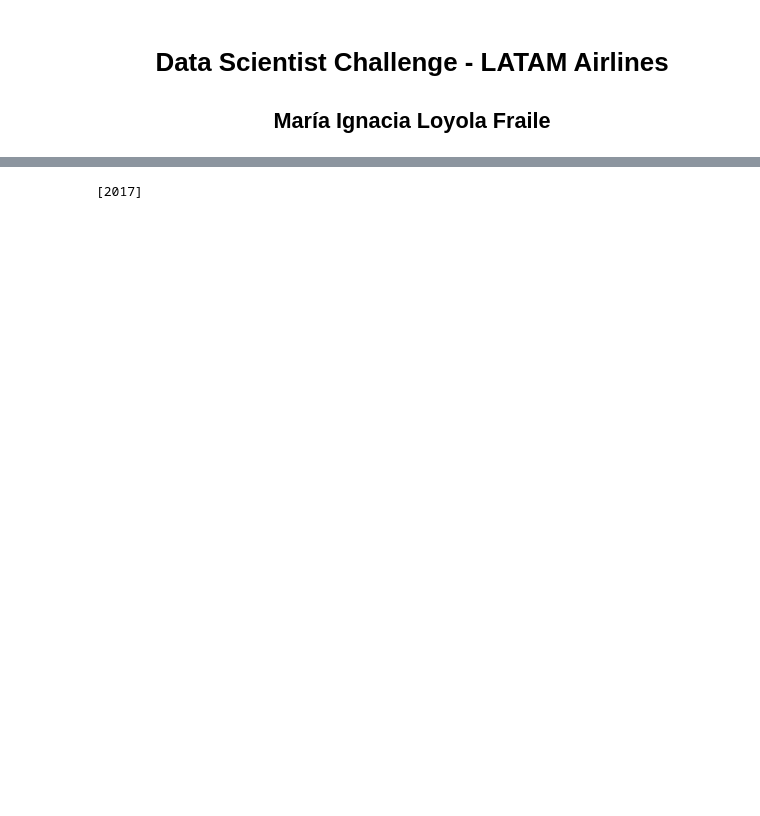
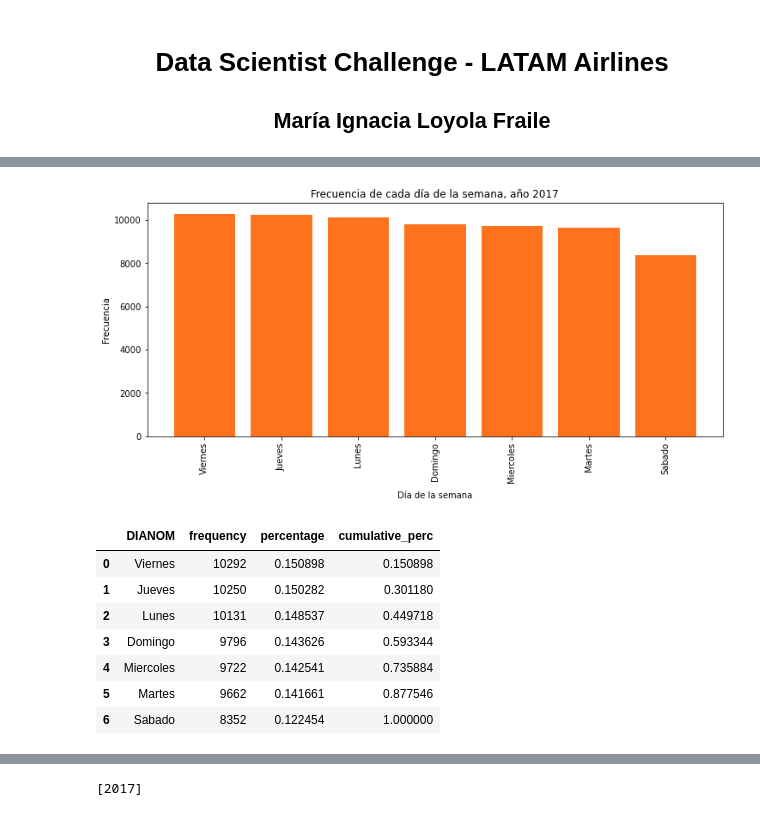
Before and after one commit to ignacialoyfra/ChallengeDataScientist-Ignacia-Loyola, a Jupyter notebook: solution.ipynb, the cells around one changed output, grey strips where cells are left out. Saved outputs shown, nothing was run; the diff lists cells and outputs as text; code cells hidden in the pictures; blank space fills up the shorter version.

```diff
--- a/solution.ipynb
+++ b/solution.ipynb
@@ -206,0 +398,20 @@ def dia_semana(data, col):
+# %%
+dia_O = freq_tbl(df['DIANOM'])
+plt.figure(figsize=(12,5))
+plt.bar(dia_O['DIANOM'],dia_O['frequency'], color = '#ff721d')
+plt.xticks(rotation = 90)
+plt.xlabel('Día de la semana', labelpad=10)
+plt.ylabel('Frecuencia')
+plt.title('Frecuencia de cada día de la semana, año 2017')
+plt.show()
+dia_O
+# %% [output]
+[figure, added]
+|  | DIANOM | frequency | percentage | cumulative_perc |
+| 0 | Viernes | 10292 | 0.150898 | 0.150898 |
+| 1 | Jueves | 10250 | 0.150282 | 0.301180 |
+| 2 | Lunes | 10131 | 0.148537 | 0.449718 |
+| 3 | Domingo | 9796 | 0.143626 | 0.593344 |
+| 4 | Miercoles | 9722 | 0.142541 | 0.735884 |
+| 5 | Martes | 9662 | 0.141661 | 0.877546 |
+| 6 | Sabado | 8352 | 0.122454 | 1.000000 |
```
Also changed, not shown: parts of 34 cells of this notebook.
